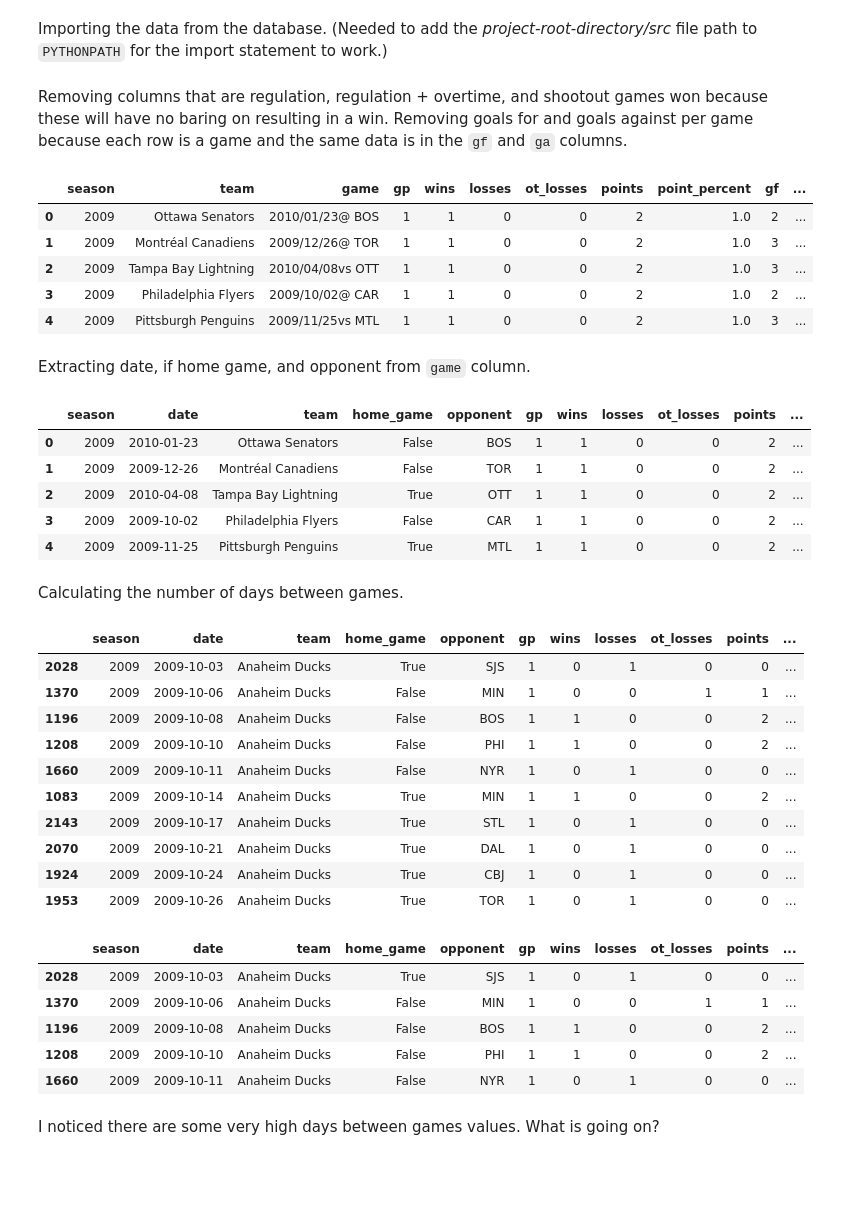
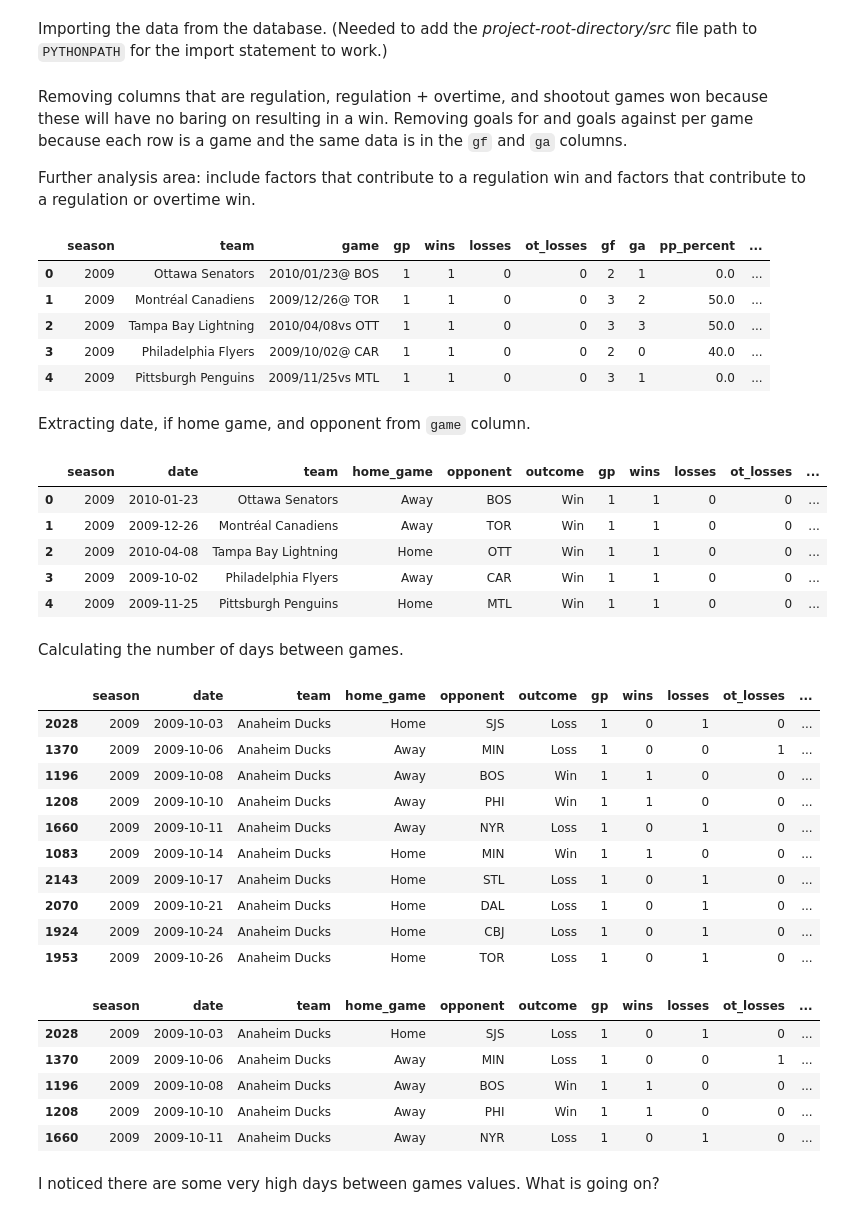
Before and after one commit to jkh-code/nhl-win-factors-analysis, a Jupyter notebook: notebooks/nhl-win-factors-analysis-eda.ipynb, the cells around one changed output. Drawn from its saved outputs; the diff is of its cells as text; code cells hidden in the pictures; blank space fills up the shorter version.

```diff
--- a/notebooks/nhl-win-factors-analysis-eda.ipynb
+++ b/notebooks/nhl-win-factors-analysis-eda.ipynb
@@ -26,17 +29,20 @@ df = pd.read_sql(nhl_query, conn)
 conn.close()
 # %% [markdown]
 Removing columns that are regulation, regulation + overtime, and shootout games won because these will have no baring on resulting in a win. Removing goals for and goals against per game because each row is a game and the same data is in the `gf` and `ga` columns.
+
+Further analysis area: include factors that contribute to a regulation win and factors that contribute to a regulation or overtime win.
 # %%
 df.drop(
-    ['reg_wins', 'reg_ot_wins', 'so_wins', 'gf_per_gp', 'ga_per_gp'],
+    ['reg_wins', 'reg_ot_wins', 'so_wins', 'gf_per_gp', 'ga_per_gp',
+        'points', 'point_percent'],
     axis=1, inplace=True)
 df.head()
 # %% [output]
-|  | season | team | game | gp | wins | losses | ot_losses | points | point_percent | gf | ... |
-| 0 | 2009 | Ottawa Senators | 2010/01/23@ BOS | 1 | 1 | 0 | 0 | 2 | 1.0 | 2 | ... |
-| 1 | 2009 | Montréal Canadiens | 2009/12/26@ TOR | 1 | 1 | 0 | 0 | 2 | 1.0 | 3 | ... |
-| 2 | 2009 | Tampa Bay Lightning | 2010/04/08vs OTT | 1 | 1 | 0 | 0 | 2 | 1.0 | 3 | ... |
-| 3 | 2009 | Philadelphia Flyers | 2009/10/02@ CAR | 1 | 1 | 0 | 0 | 2 | 1.0 | 2 | ... |
-| 4 | 2009 | Pittsburgh Penguins | 2009/11/25vs MTL | 1 | 1 | 0 | 0 | 2 | 1.0 | 3 | ... |
+|  | season | team | game | gp | wins | losses | ot_losses | gf | ga | pp_percent | ... |
+| 0 | 2009 | Ottawa Senators | 2010/01/23@ BOS | 1 | 1 | 0 | 0 | 2 | 1 | 0.0 | ... |
+| 1 | 2009 | Montréal Canadiens | 2009/12/26@ TOR | 1 | 1 | 0 | 0 | 3 | 2 | 50.0 | ... |
+| 2 | 2009 | Tampa Bay Lightning | 2010/04/08vs OTT | 1 | 1 | 0 | 0 | 3 | 3 | 50.0 | ... |
+| 3 | 2009 | Philadelphia Flyers | 2009/10/02@ CAR | 1 | 1 | 0 | 0 | 2 | 0 | 40.0 | ... |
+| 4 | 2009 | Pittsburgh Penguins | 2009/11/25vs MTL | 1 | 1 | 0 | 0 | 3 | 1 | 0.0 | ... |
 # %% [markdown]
 Extracting date, if home game, and opponent from `game` column.
@@ -43,44 +52,47 @@ Extracting date, if home game, and opponent from `game` column.
 # %%
 df.insert(1, 'date', pd.to_datetime(df['game'].str.slice(0, 9+1), format='%Y/%m/%d'))
-df.insert(3, 'home_game', df['game'].str.contains('vs'))
+df.insert(3, 'home_game', np.where(df['game'].str.contains('vs'), 'Home', 'Away'))
 df.insert(4, 'opponent', df['game'].str.slice(-3))
+df.insert(5, 'outcome', np.where(df['wins'] == 1, 'Win', 'Loss'))
+df.insert(13, 'goal_diff', df['gf'] - df['ga'])
+df.insert(20, 'shot_diff', df['sf_per_gp'] - df['sa_per_gp'])
 df.drop(['game'], axis=1, inplace=True)
 df.head()
 # %% [output]
-|  | season | date | team | home_game | opponent | gp | wins | losses | ot_losses | points | ... |
-| 0 | 2009 | 2010-01-23 | Ottawa Senators | False | BOS | 1 | 1 | 0 | 0 | 2 | ... |
-| 1 | 2009 | 2009-12-26 | Montréal Canadiens | False | TOR | 1 | 1 | 0 | 0 | 2 | ... |
-| 2 | 2009 | 2010-04-08 | Tampa Bay Lightning | True | OTT | 1 | 1 | 0 | 0 | 2 | ... |
-| 3 | 2009 | 2009-10-02 | Philadelphia Flyers | False | CAR | 1 | 1 | 0 | 0 | 2 | ... |
-| 4 | 2009 | 2009-11-25 | Pittsburgh Penguins | True | MTL | 1 | 1 | 0 | 0 | 2 | ... |
+|  | season | date | team | home_game | opponent | outcome | gp | wins | losses | ot_losses | ... |
+| 0 | 2009 | 2010-01-23 | Ottawa Senators | Away | BOS | Win | 1 | 1 | 0 | 0 | ... |
+| 1 | 2009 | 2009-12-26 | Montréal Canadiens | Away | TOR | Win | 1 | 1 | 0 | 0 | ... |
+| 2 | 2009 | 2010-04-08 | Tampa Bay Lightning | Home | OTT | Win | 1 | 1 | 0 | 0 | ... |
+| 3 | 2009 | 2009-10-02 | Philadelphia Flyers | Away | CAR | Win | 1 | 1 | 0 | 0 | ... |
+| 4 | 2009 | 2009-11-25 | Pittsburgh Penguins | Home | MTL | Win | 1 | 1 | 0 | 0 | ... |
 # %% [markdown]
 Calculating the number of days between games.
 # %%
 df.sort_values(['season', 'team', 'date'], inplace=True)
 df.head(10)
 # %% [output]
-|  | season | date | team | home_game | opponent | gp | wins | losses | ot_losses | points | ... |
-| 2028 | 2009 | 2009-10-03 | Anaheim Ducks | True | SJS | 1 | 0 | 1 | 0 | 0 | ... |
-| 1370 | 2009 | 2009-10-06 | Anaheim Ducks | False | MIN | 1 | 0 | 0 | 1 | 1 | ... |
-| 1196 | 2009 | 2009-10-08 | Anaheim Ducks | False | BOS | 1 | 1 | 0 | 0 | 2 | ... |
-| 1208 | 2009 | 2009-10-10 | Anaheim Ducks | False | PHI | 1 | 1 | 0 | 0 | 2 | ... |
-| 1660 | 2009 | 2009-10-11 | Anaheim Ducks | False | NYR | 1 | 0 | 1 | 0 | 0 | ... |
-| 1083 | 2009 | 2009-10-14 | Anaheim Ducks | True | MIN | 1 | 1 | 0 | 0 | 2 | ... |
-| 2143 | 2009 | 2009-10-17 | Anaheim Ducks | True | STL | 1 | 0 | 1 | 0 | 0 | ... |
-| 2070 | 2009 | 2009-10-21 | Anaheim Ducks | True | DAL | 1 | 0 | 1 | 0 | 0 | ... |
-| 1924 | 2009 | 2009-10-24 | Anaheim Ducks | True | CBJ | 1 | 0 | 1 | 0 | 0 | ... |
-| 1953 | 2009 | 2009-10-26 | Anaheim Ducks | True | TOR | 1 | 0 | 1 | 0 | 0 | ... |
+|  | season | date | team | home_game | opponent | outcome | gp | wins | losses | ot_losses | ... |
+| 2028 | 2009 | 2009-10-03 | Anaheim Ducks | Home | SJS | Loss | 1 | 0 | 1 | 0 | ... |
+| 1370 | 2009 | 2009-10-06 | Anaheim Ducks | Away | MIN | Loss | 1 | 0 | 0 | 1 | ... |
+| 1196 | 2009 | 2009-10-08 | Anaheim Ducks | Away | BOS | Win | 1 | 1 | 0 | 0 | ... |
+| 1208 | 2009 | 2009-10-10 | Anaheim Ducks | Away | PHI | Win | 1 | 1 | 0 | 0 | ... |
+| 1660 | 2009 | 2009-10-11 | Anaheim Ducks | Away | NYR | Loss | 1 | 0 | 1 | 0 | ... |
+| 1083 | 2009 | 2009-10-14 | Anaheim Ducks | Home | MIN | Win | 1 | 1 | 0 | 0 | ... |
+| 2143 | 2009 | 2009-10-17 | Anaheim Ducks | Home | STL | Loss | 1 | 0 | 1 | 0 | ... |
+| 2070 | 2009 | 2009-10-21 | Anaheim Ducks | Home | DAL | Loss | 1 | 0 | 1 | 0 | ... |
+| 1924 | 2009 | 2009-10-24 | Anaheim Ducks | Home | CBJ | Loss | 1 | 0 | 1 | 0 | ... |
+| 1953 | 2009 | 2009-10-26 | Anaheim Ducks | Home | TOR | Loss | 1 | 0 | 1 | 0 | ... |
 # %%
 df['prev_date'] = df.groupby(['season', 'team'])['date'].shift(1)
 df['days_btwn_games'] = (df['date'] - df['prev_date']).dt.days
 df.head(5)
 # %% [output]
-|  | season | date | team | home_game | opponent | gp | wins | losses | ot_losses | points | ... |
-| 2028 | 2009 | 2009-10-03 | Anaheim Ducks | True | SJS | 1 | 0 | 1 | 0 | 0 | ... |
-| 1370 | 2009 | 2009-10-06 | Anaheim Ducks | False | MIN | 1 | 0 | 0 | 1 | 1 | ... |
-| 1196 | 2009 | 2009-10-08 | Anaheim Ducks | False | BOS | 1 | 1 | 0 | 0 | 2 | ... |
-| 1208 | 2009 | 2009-10-10 | Anaheim Ducks | False | PHI | 1 | 1 | 0 | 0 | 2 | ... |
-| 1660 | 2009 | 2009-10-11 | Anaheim Ducks | False | NYR | 1 | 0 | 1 | 0 | 0 | ... |
+|  | season | date | team | home_game | opponent | outcome | gp | wins | losses | ot_losses | ... |
+| 2028 | 2009 | 2009-10-03 | Anaheim Ducks | Home | SJS | Loss | 1 | 0 | 1 | 0 | ... |
+| 1370 | 2009 | 2009-10-06 | Anaheim Ducks | Away | MIN | Loss | 1 | 0 | 0 | 1 | ... |
+| 1196 | 2009 | 2009-10-08 | Anaheim Ducks | Away | BOS | Win | 1 | 1 | 0 | 0 | ... |
+| 1208 | 2009 | 2009-10-10 | Anaheim Ducks | Away | PHI | Win | 1 | 1 | 0 | 0 | ... |
+| 1660 | 2009 | 2009-10-11 | Anaheim Ducks | Away | NYR | Loss | 1 | 0 | 1 | 0 | ... |
 # %% [markdown]
 I noticed there are some very high days between games values. What is going on?
 # %%
```
Also changed, not shown: parts of 17 cells of this notebook.
